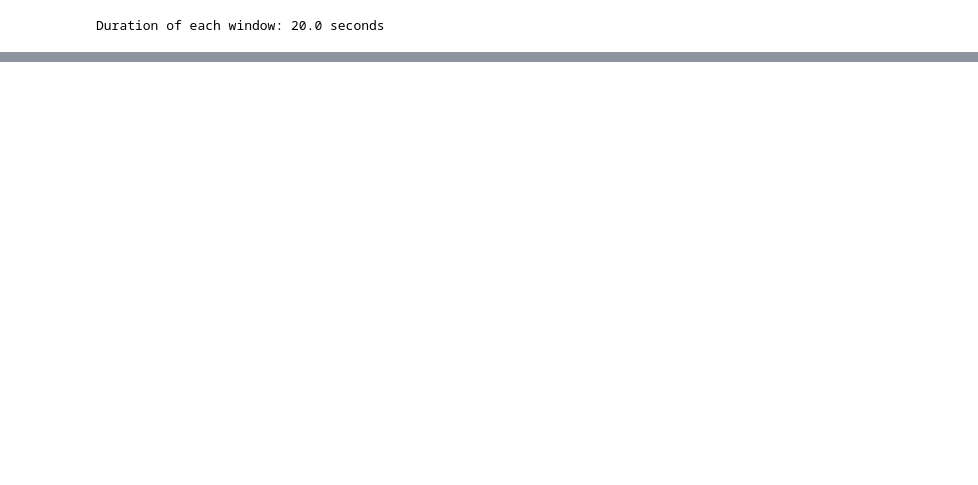
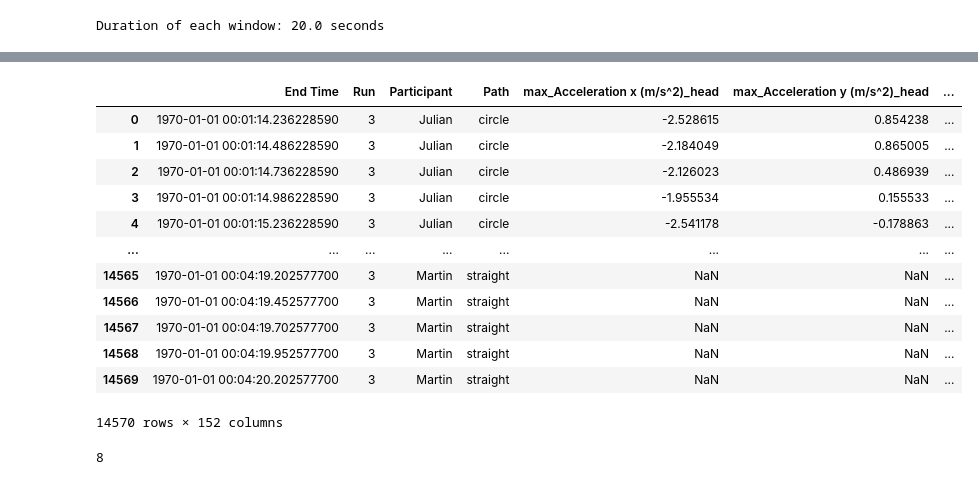
Before and after one commit to michelexyz/ML4QS-bike-user-recognition, a Jupyter notebook: feature_engineering.ipynb, the cells around one changed output, grey strips where cells are left out. Cells and saved outputs as stored; diff of their text form; code cells hidden in the pictures; blank space fills up the shorter version.

```diff
--- a/feature_engineering.ipynb
+++ b/feature_engineering.ipynb
@@ -91,0 +106,12 @@ df = df.drop(cols_to_drop, axis=1)
+# %%
+# create a dataframe to store the percentage of missing values for each feature
+
+missing_values = slim_df.isna().sum() / slim_df.shape[0]
+
+missing_values_df = pd.DataFrame(missing_values, columns=['missing_values'])
+
+
+# count the number of features that have more than 10% missing values
+
+for  row in missing_values_df[missing_values_df['missing_values'] > 0.1].iterrows():
+    print(row)
@@ -91,0 +136,20 @@ df = df.drop(cols_to_drop, axis=1)
+# %%
+# drop the features that have more than 80% missing values
+
+slim_df = slim_df.drop(missing_values_df[missing_values_df['missing_values'] > 0.8].index, axis=1)
+# %%
+slim_df
+# %% [output]
+|  | End Time | Run | Participant | Path | max_Acceleration x (m/s^2)_head | max_Acceleration y (m/s^2)_head | ... |
+| 0 | 1970-01-01 00:01:14.236228590 | 3 | Julian | circle | -2.528615 | 0.854238 | ... |
+| 1 | 1970-01-01 00:01:14.486228590 | 3 | Julian | circle | -2.184049 | 0.865005 | ... |
+| 2 | 1970-01-01 00:01:14.736228590 | 3 | Julian | circle | -2.126023 | 0.486939 | ... |
+| 3 | 1970-01-01 00:01:14.986228590 | 3 | Julian | circle | -1.955534 | 0.155533 | ... |
+| 4 | 1970-01-01 00:01:15.236228590 | 3 | Julian | circle | -2.541178 | -0.178863 | ... |
+| ... | ... | ... | ... | ... | ... | ... | ... |
+| 14565 | 1970-01-01 00:04:19.202577700 | 3 | Martin | straight | NaN | NaN | ... |
+| 14566 | 1970-01-01 00:04:19.452577700 | 3 | Martin | straight | NaN | NaN | ... |
+| 14567 | 1970-01-01 00:04:19.702577700 | 3 | Martin | straight | NaN | NaN | ... |
+| 14568 | 1970-01-01 00:04:19.952577700 | 3 | Martin | straight | NaN | NaN | ... |
+| 14569 | 1970-01-01 00:04:20.202577700 | 3 | Martin | straight | NaN | NaN | ... |
+14570 rows × 152 columns
@@ -91,0 +160,4 @@ df = df.drop(cols_to_drop, axis=1)
+# %%
+step_size
+# %% [output]
+8
```
Also changed, not shown: parts of 21 cells of this notebook, 2 other files.
